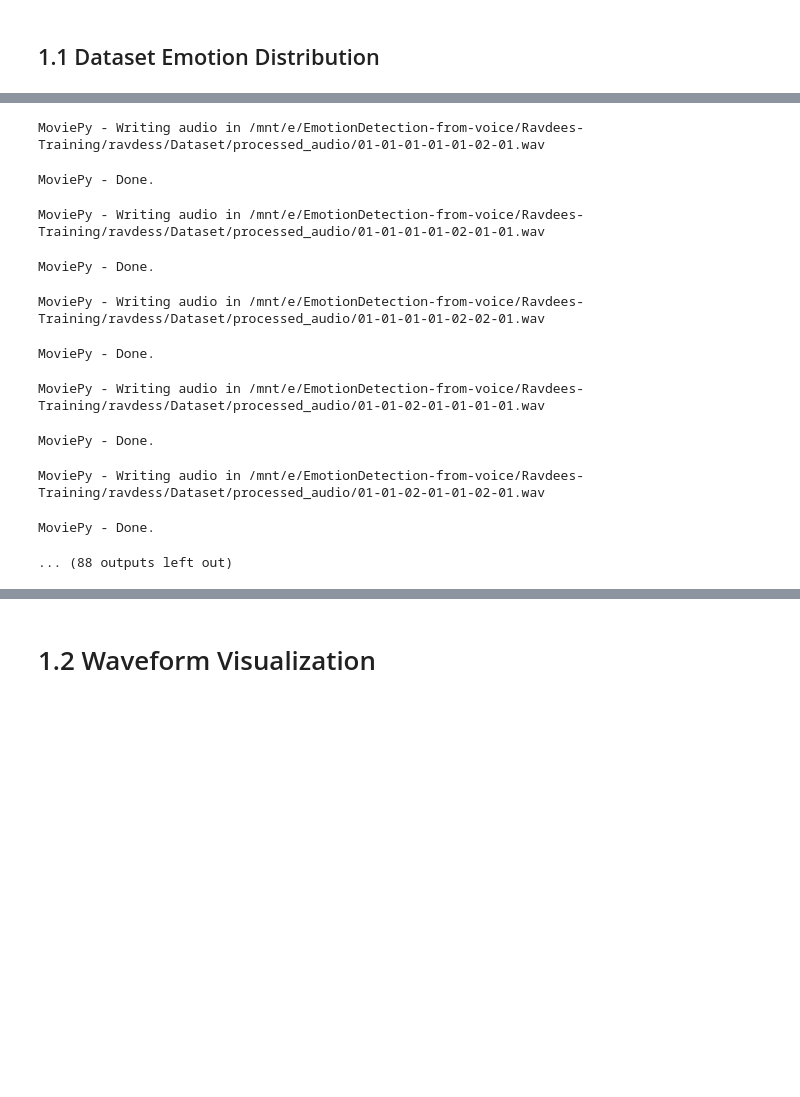
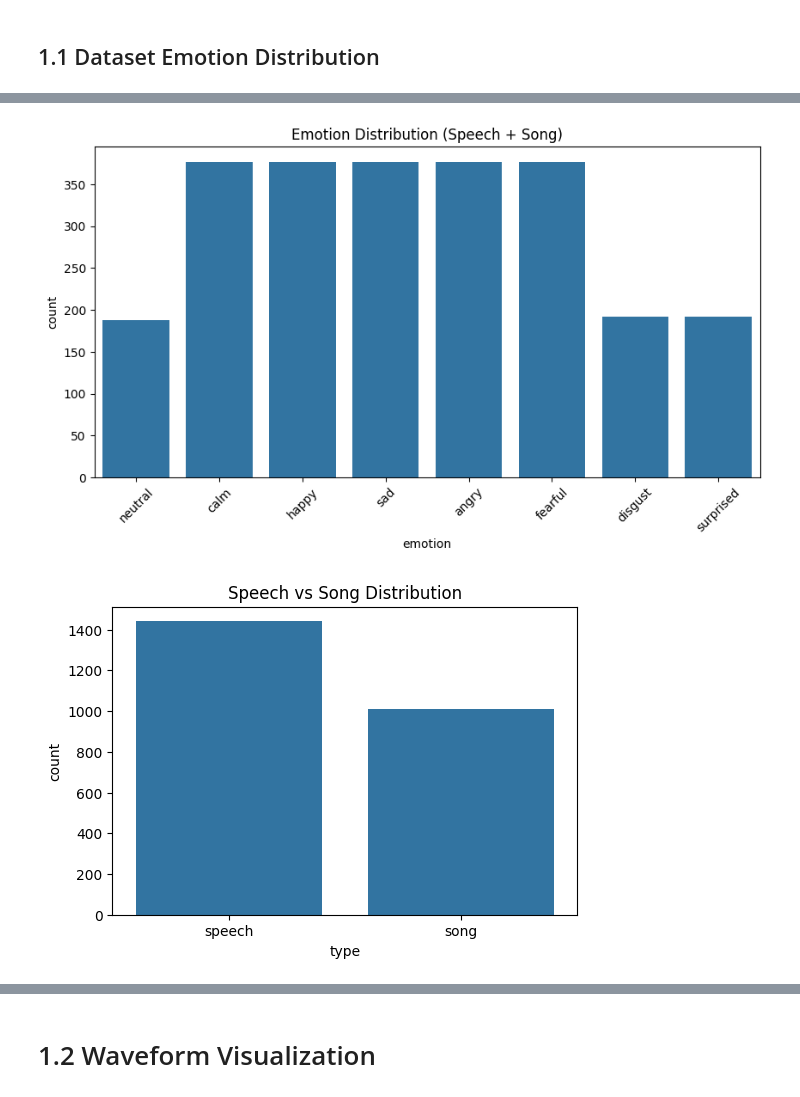
Before and after one commit to anshukumar2932/EmotionDetection-from-voice, a Jupyter notebook: Ravdees-Training/cnn.ipynb, the cells around one changed output, grey strips where cells are left out. Saved outputs shown, nothing was run; the diff lists cells and outputs as text; code cells hidden in the pictures; blank space fills up the shorter version.

```diff
--- a/Ravdees-Training/cnn.ipynb
+++ b/Ravdees-Training/cnn.ipynb
@@ -108,40 +85,36 @@ emotion_map_number = {
 # %% [markdown]
 ## 1.1 Dataset Emotion Distribution
 # %%
-import glob
 import os
 import pandas as pd
 import seaborn as sns
 import matplotlib.pyplot as plt
-from moviepy import VideoFileClip
 
-# ---------- STEP 1: Load both wav + mp4 ----------
-wav_files = glob.glob(os.path.join(data_directory, "**/*.wav"), recursive=True)
-mp4_files = glob.glob(os.path.join(data_directory, "**/*.mp4"), recursive=True)
+# ---------- STEP 1: Define dataset paths ----------
+base_path = "/media/anshu/New Volume/Dataset"
 
-print("WAV:", len(wav_files), "MP4:", len(mp4_files))
+speech_path = os.path.join(base_path, "Audio_Speech_Actors_01-24")
+song_path   = os.path.join(base_path, "Audio_Song_Actors_01-24")
 
-# ---------- STEP 2: Convert MP4 → WAV ----------
-audio_output_dir = os.path.join(data_directory, "processed_audio")
-os.makedirs(audio_output_dir, exist_ok=True)
-
+# ---------- STEP 2: Load ALL wav files (Speech + Song) ----------
 processed_files = []
 
+for dataset_path in [speech_path, song_path]:
+    for actor in os.listdir(dataset_path):
+        actor_path = os.path.join(dataset_path, actor)
 
-# ---------- STEP 3: Prepare unified file list ----------
-for file in wav_files:
-    processed_files.append(file)
+        if not os.path.isdir(actor_path):
+            continue
 
-for file in mp4_files:
-    wav_path = convert_mp4_to_wav(file, audio_output_dir)
-    if wav_path:
-        processed_files.append(wav_path)
+        for file in os.listdir(actor_path):
+            if file.endswith(".wav"):
+                processed_files.append(os.path.join(actor_path, file))
 
-# Remove duplicates
-processed_files = list(set(processed_files))
+print("Total WAV files:", len(processed_files))
 
-# ---------- STEP 4: Extract emotions ----------
+# ---------- STEP 3: Extract emotions + dataset type ----------
 emotion_list = []
+dataset_type_list = []
 
 for file in processed_files:
     file_name = os.path.basename(file)
@@ -159,12 +132,35 @@ for file in processed_files:
     emotion = emotion_map_number[emotion_code]
     emotion_list.append(emotion)
 
-# ---------- STEP 5: Plot ----------
-df = pd.DataFrame(emotion_list, columns=["emotion"])
+    # 🔥 Track dataset type
+    if "Speech" in file:
+        dataset_type_list.append("speech")
+    else:
+        dataset_type_list.append("song")
 
-plt.figure(figsize=(8,5))
+# ---------- STEP 4: Create DataFrame ----------
+df = pd.DataFrame({
+    "emotion": emotion_list,
+    "type": dataset_type_list
+})
+
+# ---------- STEP 5: Plot Emotion Distribution ----------
+plt.figure(figsize=(10,5))
 sns.countplot(data=df, x="emotion")
-plt.title("Emotion Distribution (WAV + MP4)")
+plt.title("Emotion Distribution (Speech + Song)")
 plt.xticks(rotation=45)
 plt.show()
+
+# ---------- STEP 6: Plot Dataset Balance ----------
+plt.figure(figsize=(6,4))
+sns.countplot(data=df, x="type")
+plt.title("Speech vs Song Distribution")
+plt.show()
+
+# ---------- STEP 7: Combined View ----------
+plt.figure(figsize=(12,6))
+sns.countplot(data=df, x="emotion", hue="type")
+plt.title("Emotion Distribution by Dataset Type")
+plt.xticks(rotation=45)
+plt.show()
 # %% [output]
@@ -174,11 +168,2 @@ MoviePy - Done.
-MoviePy - Writing audio in /mnt/e/EmotionDetection-from-voice/Ravdees-Training/ravdess/Dataset/processed_audio/01-01-01-01-01-02-01.wav
-MoviePy - Done.
-MoviePy - Writing audio in /mnt/e/EmotionDetection-from-voice/Ravdees-Training/ravdess/Dataset/processed_audio/01-01-01-01-02-01-01.wav
-MoviePy - Done.
-MoviePy - Writing audio in /mnt/e/EmotionDetection-from-voice/Ravdees-Training/ravdess/Dataset/processed_audio/01-01-01-01-02-02-01.wav
-MoviePy - Done.
-MoviePy - Writing audio in /mnt/e/EmotionDetection-from-voice/Ravdees-Training/ravdess/Dataset/processed_audio/01-01-02-01-01-01-01.wav
-MoviePy - Done.
-MoviePy - Writing audio in /mnt/e/EmotionDetection-from-voice/Ravdees-Training/ravdess/Dataset/processed_audio/01-01-02-01-01-02-01.wav
-MoviePy - Done.
-... (88 outputs left out)
+[figure, added]
+[figure, added]
```
Also changed, not shown: parts of 31 cells of this notebook, 6 other files.
